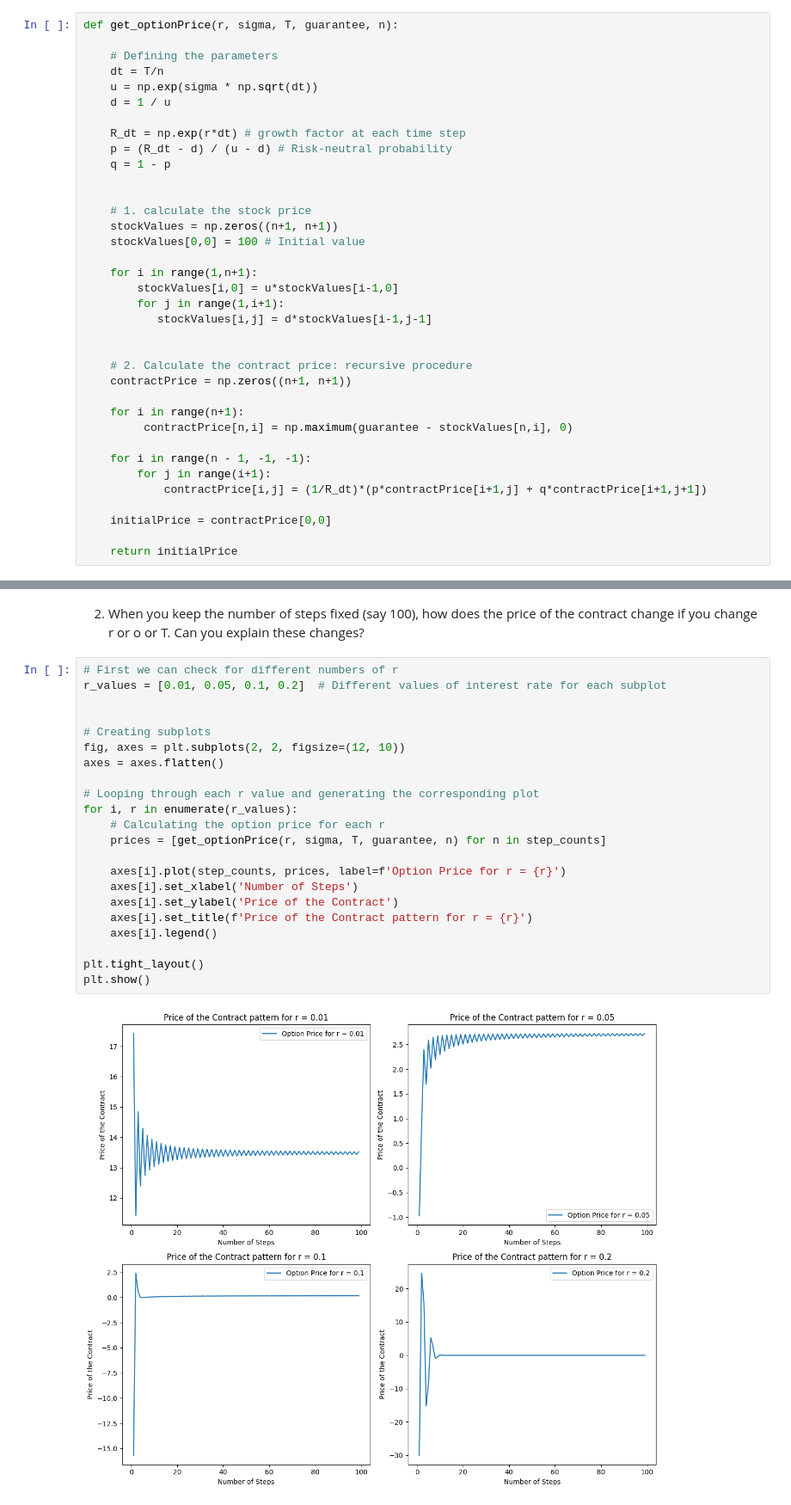
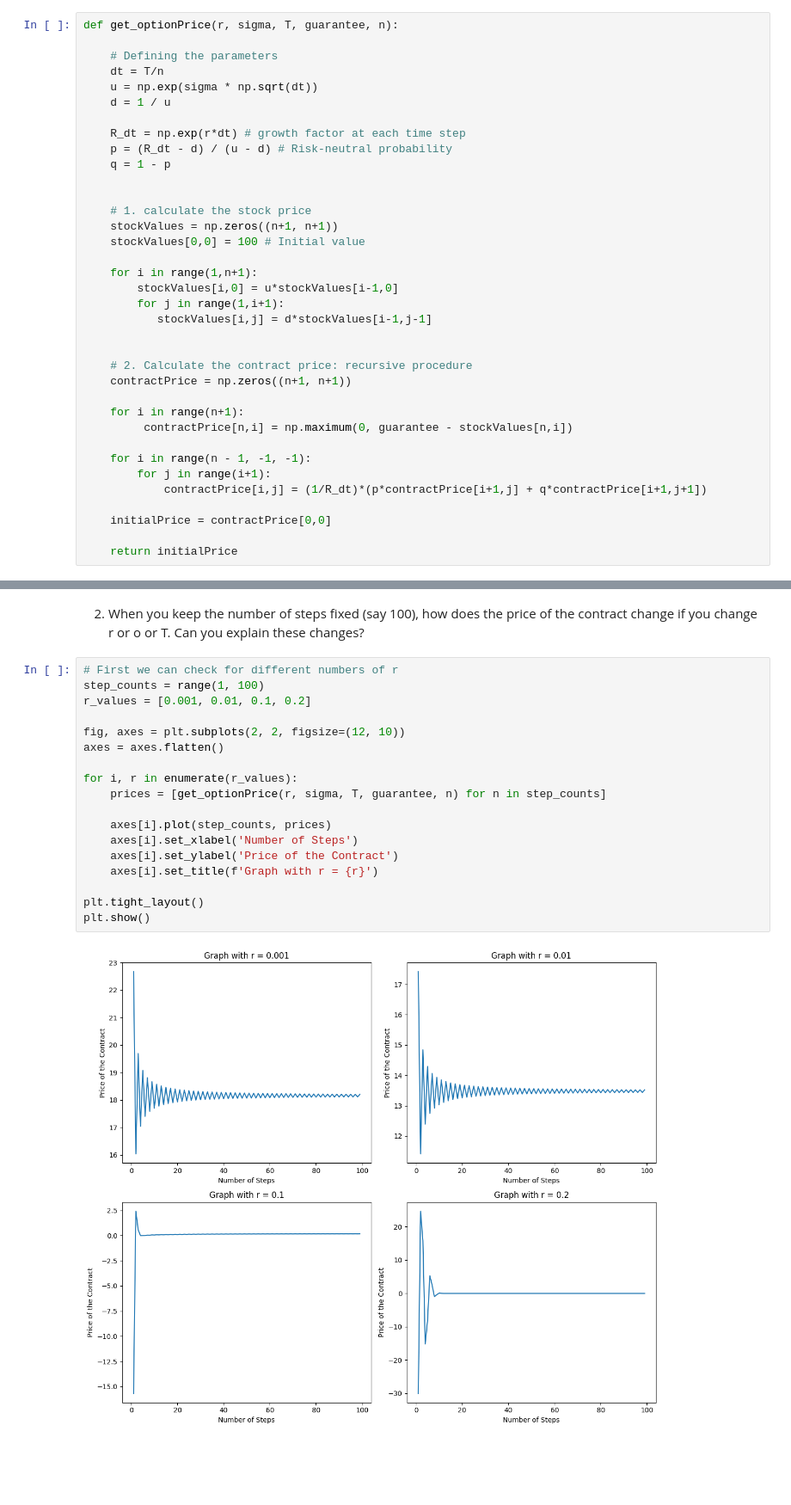
Before and after one commit to ashademeij/MathematicalFinance, a Jupyter notebook: BinomialTree.ipynb, the cells around one changed output, grey strips where cells are left out. Shown: that part at 86% size. Drawn from its saved outputs; the diff is of its cells as text; blank space fills up the shorter version.

```diff
--- a/BinomialTree.ipynb
+++ b/BinomialTree.ipynb
@@ -54,7 +50,7 @@ def get_optionPrice(r, sigma, T, guarantee, n):
     contractPrice = np.zeros((n+1, n+1))
 
     for i in range(n+1):
-         contractPrice[n,i] = np.maximum(guarantee - stockValues[n,i], 0)
+         contractPrice[n,i] = np.maximum(0, guarantee - stockValues[n,i])
 
     for i in range(n - 1, -1, -1):
         for j in range(i+1):
@@ -87,25 +87,21 @@ steps.
 contract change if you change r or o or T. Can you explain these changes?
 # %%
 # First we can check for different numbers of r
-r_values = [0.01, 0.05, 0.1, 0.2]  # Different values of interest rate for each subplot
+step_counts = range(1, 100)
+r_values = [0.001, 0.01, 0.1, 0.2]
 
-
-# Creating subplots
 fig, axes = plt.subplots(2, 2, figsize=(12, 10))
 axes = axes.flatten()
 
-# Looping through each r value and generating the corresponding plot
 for i, r in enumerate(r_values):
-    # Calculating the option price for each r
     prices = [get_optionPrice(r, sigma, T, guarantee, n) for n in step_counts]
 
-    axes[i].plot(step_counts, prices, label=f'Option Price for r = {r}')
+    axes[i].plot(step_counts, prices)
     axes[i].set_xlabel('Number of Steps')
     axes[i].set_ylabel('Price of the Contract')
-    axes[i].set_title(f'Price of the Contract pattern for r = {r}')
-    axes[i].legend()
+    axes[i].set_title(f'Graph with r = {r}')
 
 plt.tight_layout()
 plt.show()
 # %% [output]
-[figure, old version]
+[figure, new version]
```
Also changed, not shown: parts of 9 cells of this notebook.
